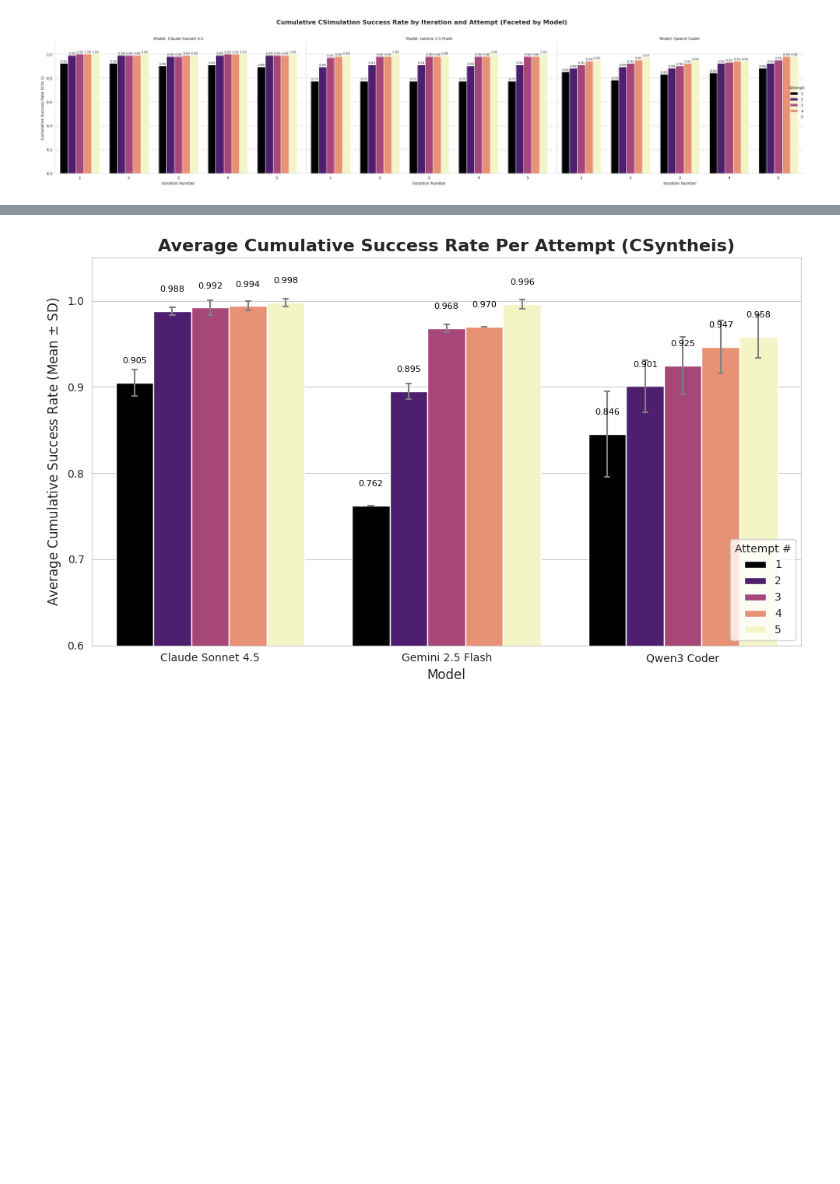
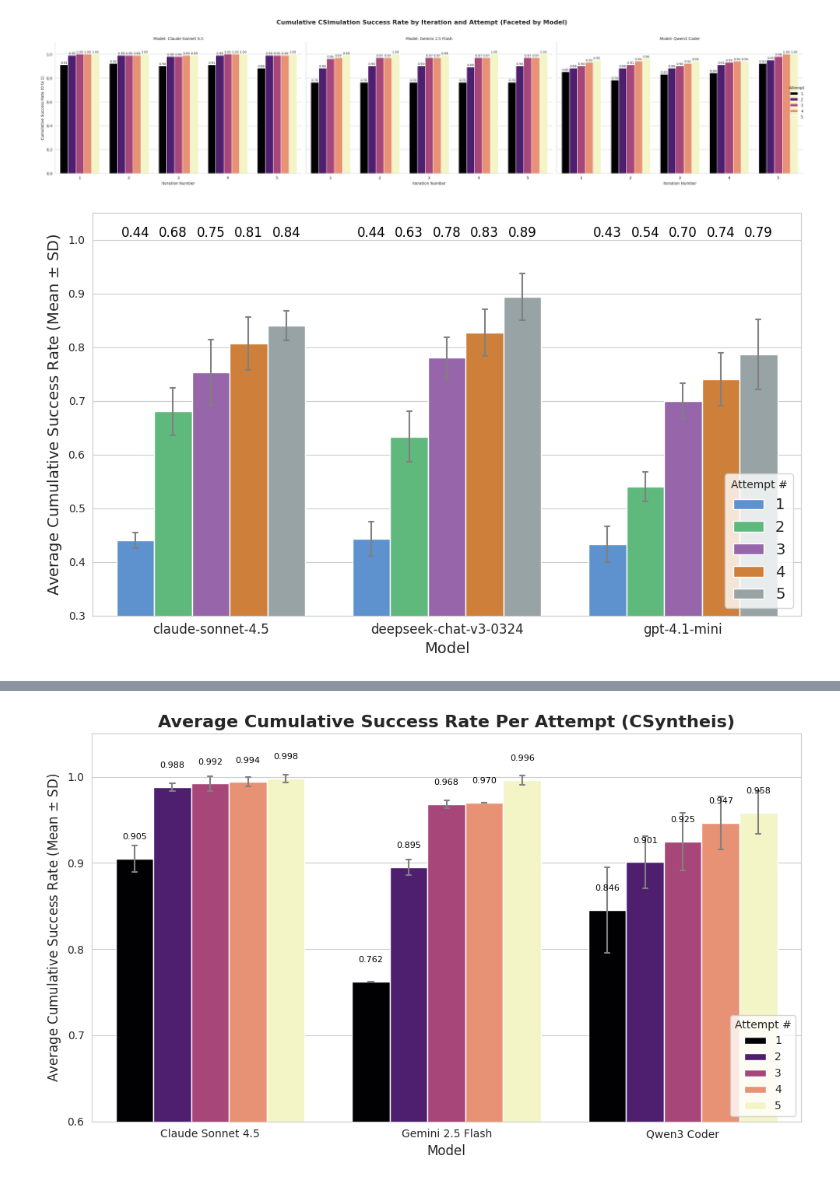
Before and after one commit to byuccl/HLS-FAB, a Jupyter notebook: results/data_analysis/vitis5x5.ipynb, the cells around one changed output, grey strips where cells are left out. Cells and saved outputs as stored; diff of their text form; code cells hidden in the pictures; blank space fills up the shorter version.

```diff
--- a/results/data_analysis/vitis5x5.ipynb
+++ b/results/data_analysis/vitis5x5.ipynb
@@ -143,6 +169,73 @@ plt.tight_layout()
 # plt.show()
 # %% [output]
 [figure]
+# %%
+# Set a clean plotting style
+sns.set_style("whitegrid")
+
+trial_colors = ['#4A90E2', '#50C878', '#9B59B6', '#E67E22', '#95A5A6']
+
+plt.figure(figsize=(10, 6))
+
+# Use barplot:
+ax = sns.barplot(
+    data=full_success_rate_synth_dyna,
+    x='model',
+    y='cumulative_synth_success',
+    hue='attempt',           # Key: Plots separate, grouped bars for each model
+    errorbar='sd',         # Key: Calculates and displays the Standard Deviation (whiskers)
+    err_kws={'color': 'gray', 'linewidth': 1.5},
+    capsize=0.1,           # Adds small caps to the whiskers for clarity
+    palette=trial_colors      # Use a distinct color palette
+)
+
+# Add annotations on each individual bar showing the attempt-specific average
+for p in ax.patches:
+    height = p.get_height()
+    if height > 0:
+        ax.annotate(
+            f'{height:.2f}',
+            xy=(p.get_x() + p.get_width() / 2, 1.0),
+            ha='center',
+            va='bottom',
+            fontsize=12,
+            color='black'
+        )
+
+# Calculate average for each model and annotate at y=1.0
+# model_averages = full_success_rate_synth_dyna.groupby('model')['cumulative_synth_success'].mean()
+# x_positions = range(len(model_averages))
+
+# for x_pos, (model, avg_value) in enumerate(model_averages.items()):
+#     ax.annotate(
+#         f'{avg_value:.3f}',
+#         xy=(x_pos, 1.0),
+#         ha='center',
+#         va='bottom',
+#         fontsize=10,
+#         color='black',
+#         bbox=dict(boxstyle='round,pad=0.3', facecolor='yellow', alpha=0.3)
+#     )
+
+# --- Add Labels and Title ---
+# plt.title(
+#     'Average Success Rate Per Attempt (CSimulation)',
+#     fontsize=16,
+#     fontweight='bold'
+# )
+plt.xticks(fontsize=12)
+plt.xlabel('Model', fontsize=14)
+plt.ylabel('Average Cumulative Success Rate (Mean $\pm$ SD)', fontsize=14)
+plt.legend(title='Attempt #', loc='lower right', fontsize=14)
+
+# Set Y-axis limit for a proper rate representation
+plt.ylim(.3, 1.05)
+
+plt.tight_layout()
+plt.savefig("average_success_npu_dynarapid.pdf")
+plt.show()
+# %% [output]
+[figure, added]
 # %%
 # Set a clean plotting style
 sns.set_style("whitegrid")
```
Also changed, not shown: parts of 4 cells of this notebook, 2 other files.
